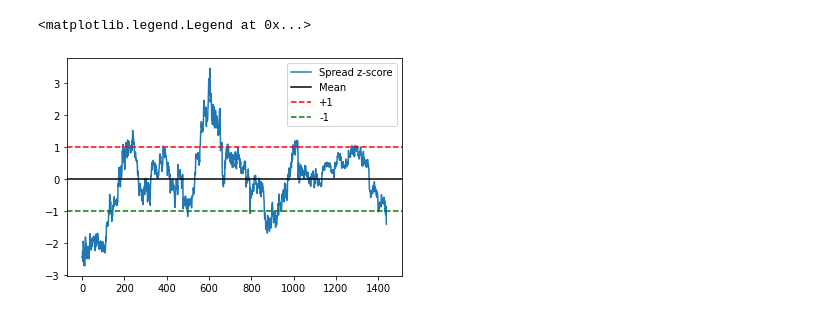
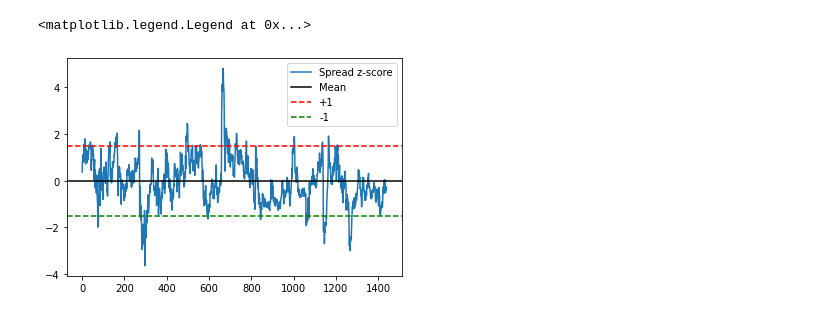
Before and after one commit to beannguyen/crypto-pair-trading, a Jupyter notebook: src/research/Live Test Crypto Pair Trading with Johansen Test.ipynb, the cells around one changed output. Cells and saved outputs as stored; diff of their text form; code cells hidden in the pictures.

```diff
--- a/src/research/Live Test Crypto Pair Trading with Johansen Test.ipynb
+++ b/src/research/Live Test Crypto Pair Trading with Johansen Test.ipynb
@@ -13,4 +13,11 @@ from datetime import datetime, timedelta
 from ta.volatility import BollingerBands
 
 import matplotlib.pyplot as plt
+# %%
+API_BASE = 'https://fapi.binance.com/fapi/v1/'
+TIMEFRAME = '1h'
+lookback = 60
+
+# TIMEFRAME = '5m'
+# lookback = 15
 # %%
@@ -289,5 +390,5 @@ stationary_df
 # %%
-selected_row = stationary_df[stationary_df['i'] == 5]['i'].iloc[-1]
+selected_row = stationary_df[stationary_df['i'] == 71]['i'].iloc[-1]
 hedge_ratio = coint_df.iloc[selected_row]['hedge_ratio']
 print(selected_row, hedge_ratio)
 spread = calculate_spread(df, selected_row, hedge_ratio)
@@ -308,9 +415,9 @@ def zscore(series):
 # %%
 zscore(spread).plot()
 plt.axhline(zscore(spread).mean(), color='black')
-plt.axhline(1.0, color='red', linestyle='--')
-plt.axhline(-1.0, color='green', linestyle='--')
+plt.axhline(1.5, color='red', linestyle='--')
+plt.axhline(-1.5, color='green', linestyle='--')
 plt.legend(['Spread z-score', 'Mean', '+1', '-1'])
 # %% [output]
 <matplotlib.legend.Legend at 0x...>
-[figure, old version]
+[figure, new version]
```
Also changed, not shown: parts of 9 cells of this notebook, 7 other files.
